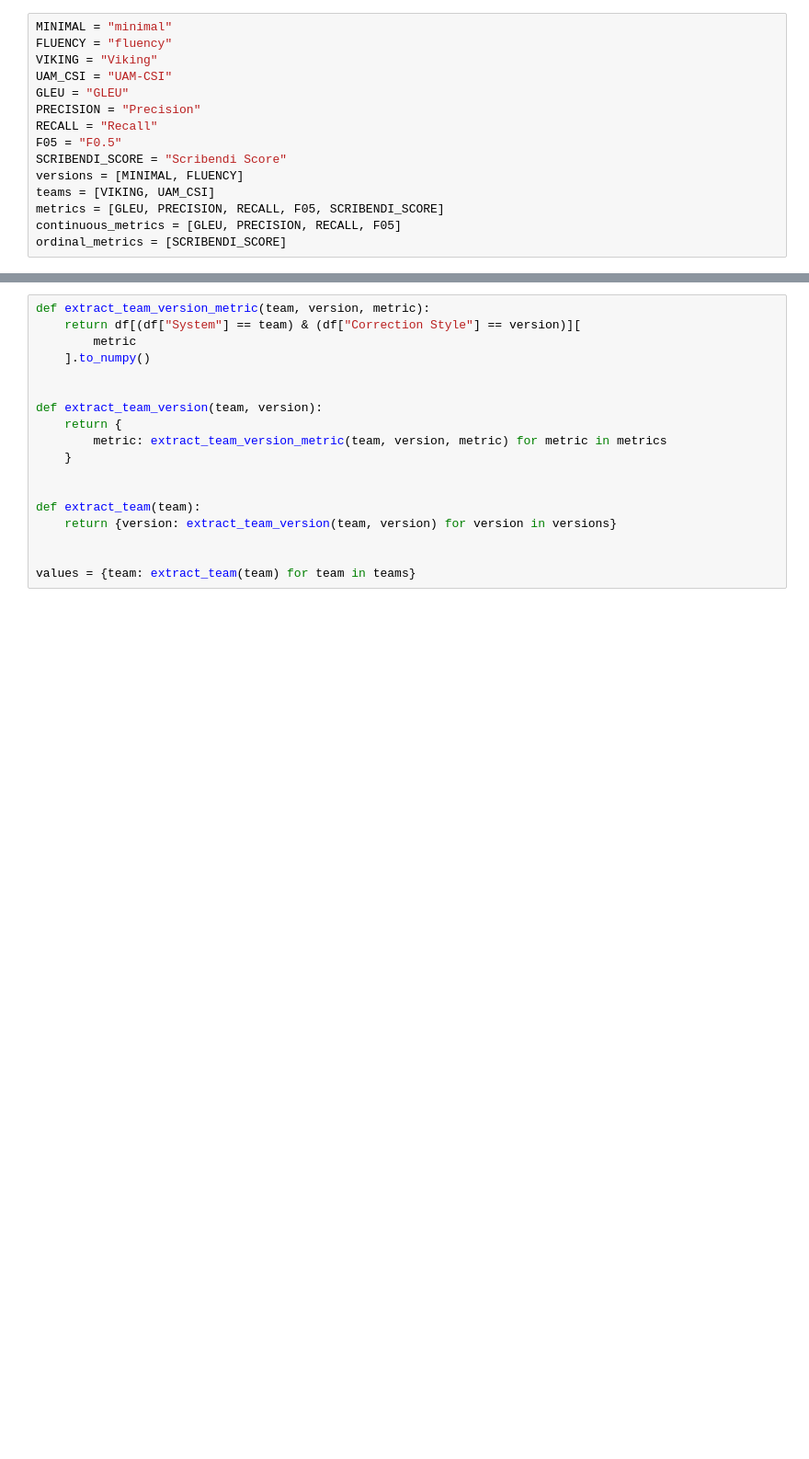
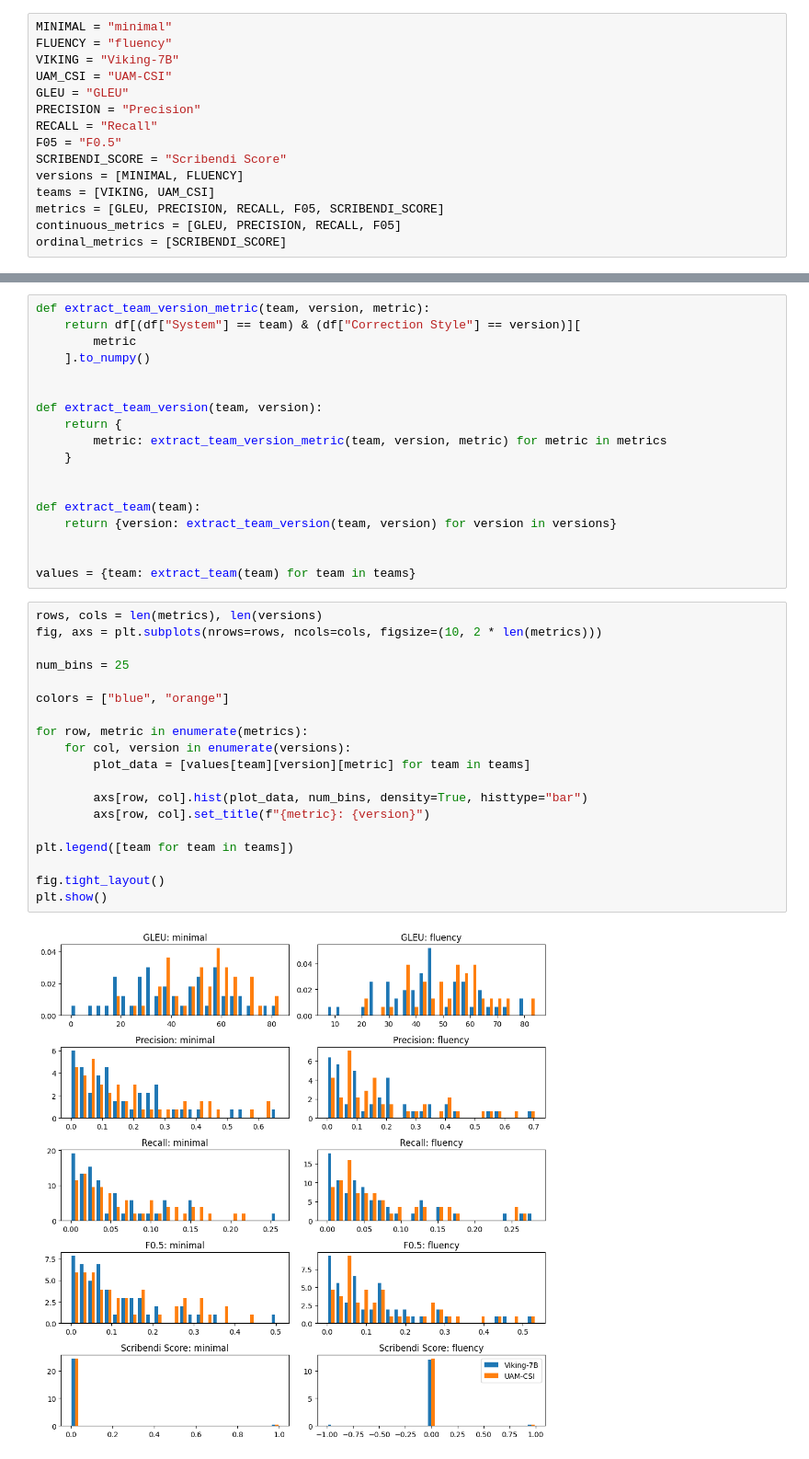
Before and after one commit to kraft242/da231x, a Jupyter notebook: evaluate/statistical_tests.ipynb, the cells around one changed output, grey strips where cells are left out. Shown at 92% size. Drawn from its saved outputs; the diff is of its cells as text; blank space fills up the shorter version.

```diff
--- a/evaluate/statistical_tests.ipynb
+++ b/evaluate/statistical_tests.ipynb
@@ -13,7 +19,7 @@ def extract_unique_values(df, column):
 # %%
 MINIMAL = "minimal"
 FLUENCY = "fluency"
-VIKING = "Viking"
+VIKING = "Viking-7B"
 UAM_CSI = "UAM-CSI"
 GLEU = "GLEU"
 PRECISION = "Precision"
@@ -45,6 +51,27 @@ def extract_team(team):
 
 
 values = {team: extract_team(team) for team in teams}
+# %%
+rows, cols = len(metrics), len(versions)
+fig, axs = plt.subplots(nrows=rows, ncols=cols, figsize=(10, 2 * len(metrics)))
+
+num_bins = 25
+
+colors = ["blue", "orange"]
+
+for row, metric in enumerate(metrics):
+    for col, version in enumerate(versions):
+        plot_data = [values[team][version][metric] for team in teams]
+
+        axs[row, col].hist(plot_data, num_bins, density=True, histtype="bar")
+        axs[row, col].set_title(f"{metric}: {version}")
+
+plt.legend([team for team in teams])
+
+fig.tight_layout()
+plt.show()
+# %% [output]
+[figure, added]
 # %%
 alpha = 0.05
 
```
Also changed, not shown: parts of 4 cells of this notebook.
